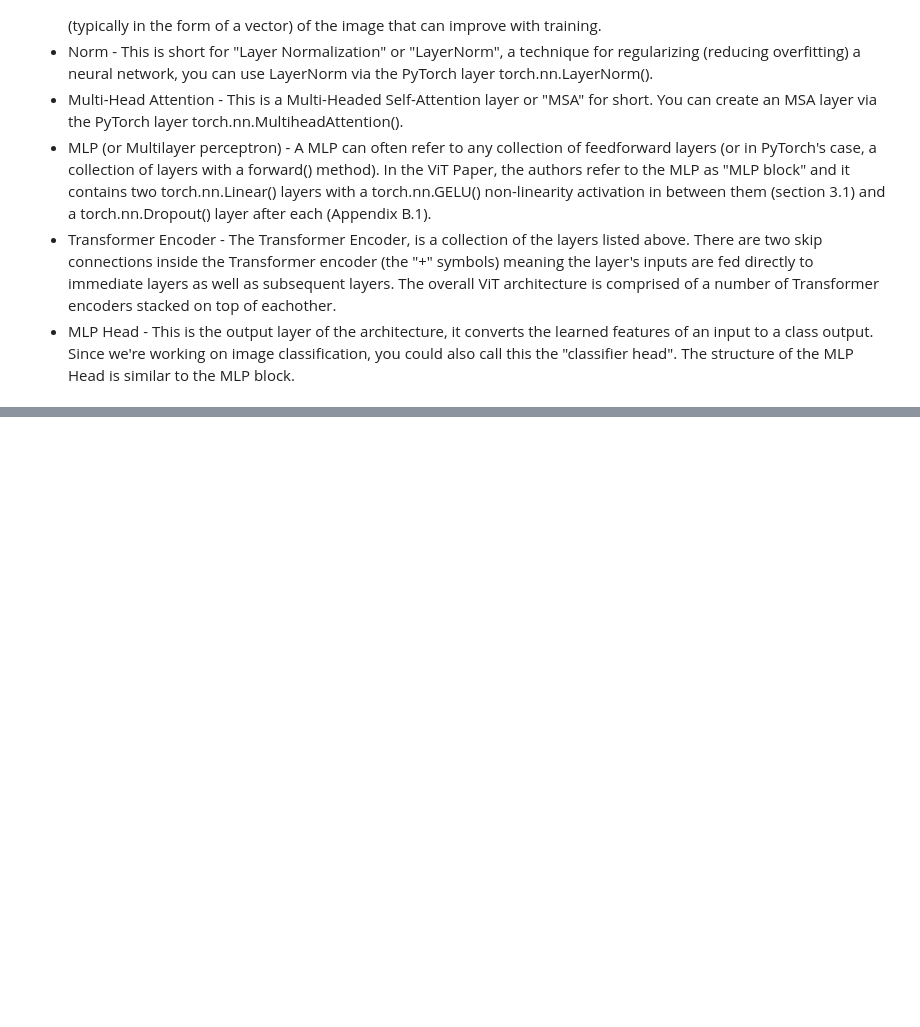
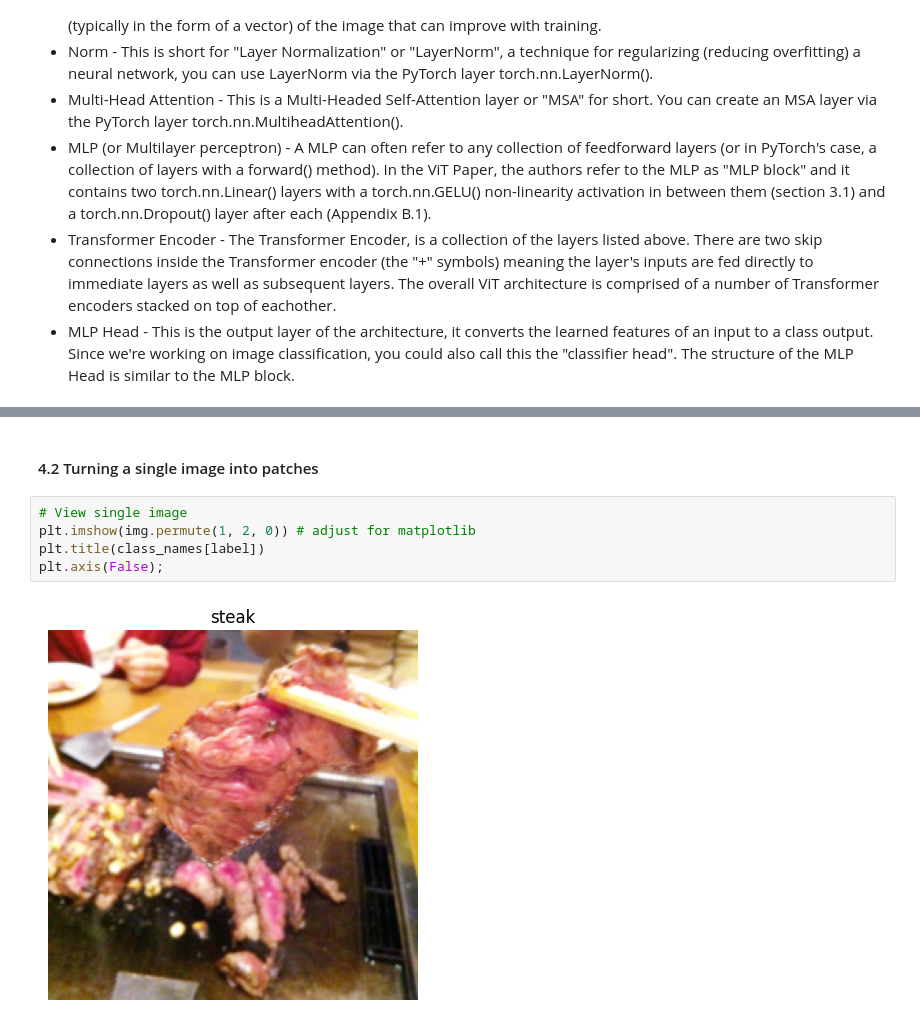
Before and after one commit to khongconlaudau/Pytorch_Deep_Learn, a Jupyter notebook: 08_Paper_Replicating.ipynb, the cells around one changed output, grey strips where cells are left out. Drawn from its saved outputs; the diff is of its cells as text; blank space fills up the shorter version.

```diff
--- a/08_Paper_Replicating.ipynb
+++ b/08_Paper_Replicating.ipynb
@@ -136,0 +152,9 @@ plt.axis(False);
+# %% [markdown]
+#### 4.2 Turning a single image into patches
+# %%
+# View single image
+plt.imshow(img.permute(1, 2, 0)) # adjust for matplotlib
+plt.title(class_names[label])
+plt.axis(False);
+# %% [output]
+[figure, added]
```
Also changed, not shown: parts of 56 cells of this notebook.
